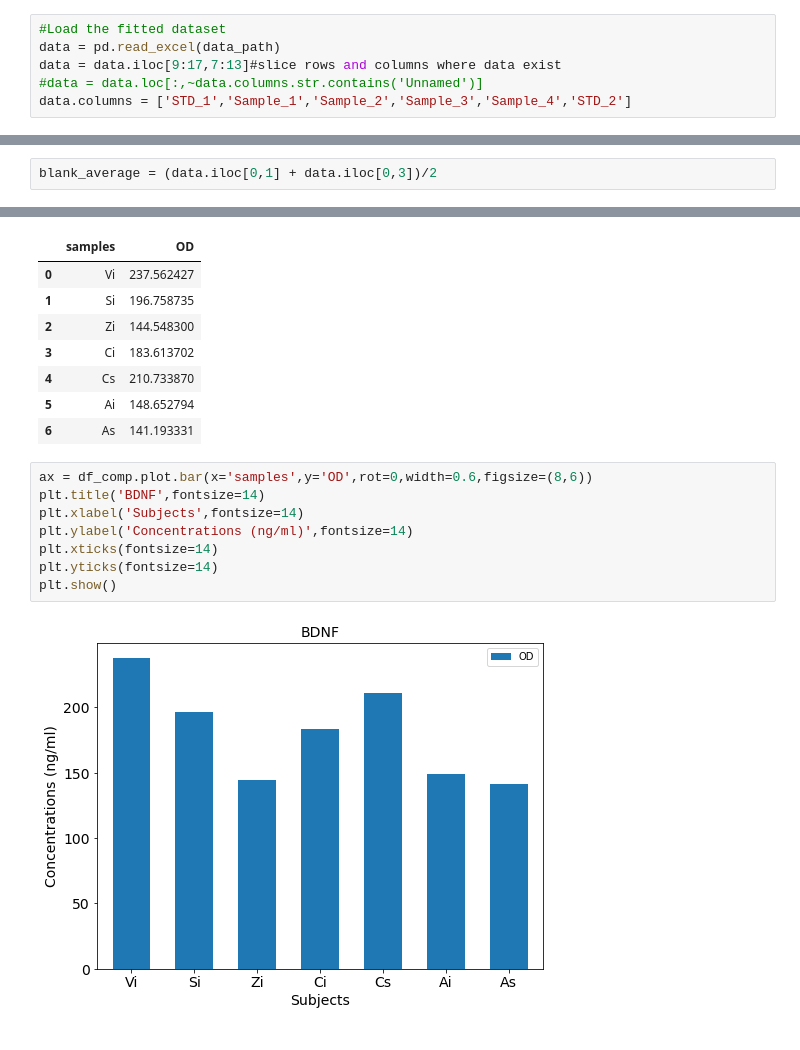
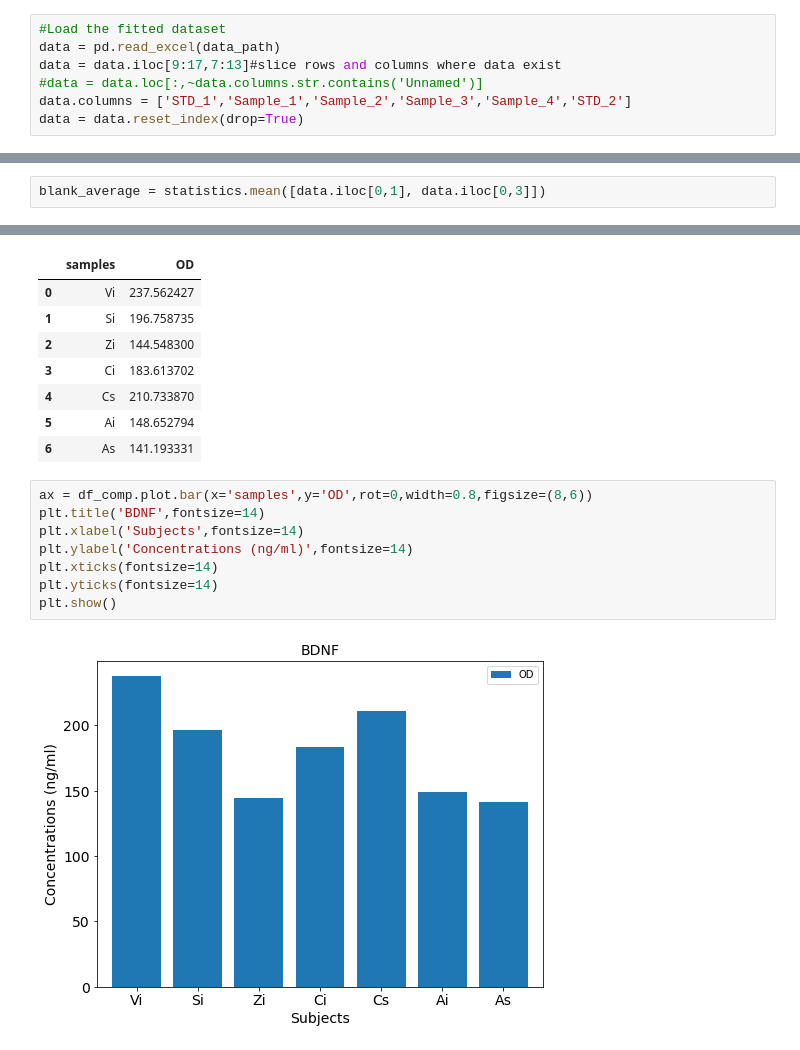
Before and after one commit to jamesleocodes/elisa_bdnf_cortisol, a Jupyter notebook: codes/4PL.ipynb, the cells around one changed output, grey strips where cells are left out. Drawn from its saved outputs; the diff is of its cells as text.

```diff
--- a/codes/4PL.ipynb
+++ b/codes/4PL.ipynb
@@ -30,6 +30,7 @@ data = pd.read_excel(data_path)
 data = data.iloc[9:17,7:13]#slice rows and columns where data exist
 #data = data.loc[:,~data.columns.str.contains('Unnamed')]
 data.columns = ['STD_1','Sample_1','Sample_2','Sample_3','Sample_4','STD_2']
+data = data.reset_index(drop=True)
 # %% [markdown]
 #### Plate layout
 # %% [markdown]
@@ -60,4 +61,4 @@ data
 # %% [markdown]
 ### Blank correction
 # %%
-blank_average = (data.iloc[0,1] + data.iloc[0,3])/2
+blank_average = statistics.mean([data.iloc[0,1], data.iloc[0,3]])
@@ -204,12 +207,12 @@ df_comp
 | 5 | Ai | 148.652794 |
 | 6 | As | 141.193331 |
 # %%
-ax = df_comp.plot.bar(x='samples',y='OD',rot=0,width=0.6,figsize=(8,6))
+ax = df_comp.plot.bar(x='samples',y='OD',rot=0,width=0.8,figsize=(8,6))
 plt.title('BDNF',fontsize=14)
 plt.xlabel('Subjects',fontsize=14)
 plt.ylabel('Concentrations (ng/ml)',fontsize=14)
 plt.xticks(fontsize=14)
 plt.yticks(fontsize=14)
 plt.show()
 # %% [output]
-[figure, old version]
+[figure, new version]
```
Also changed, not shown: parts of 5 cells of this notebook, 1 other file.
